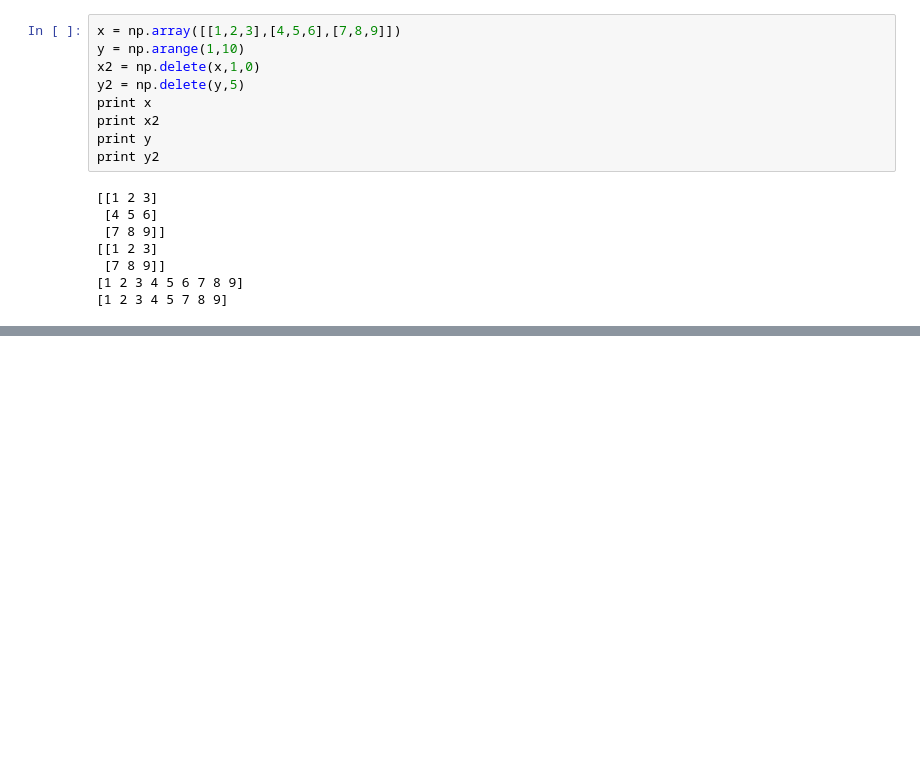
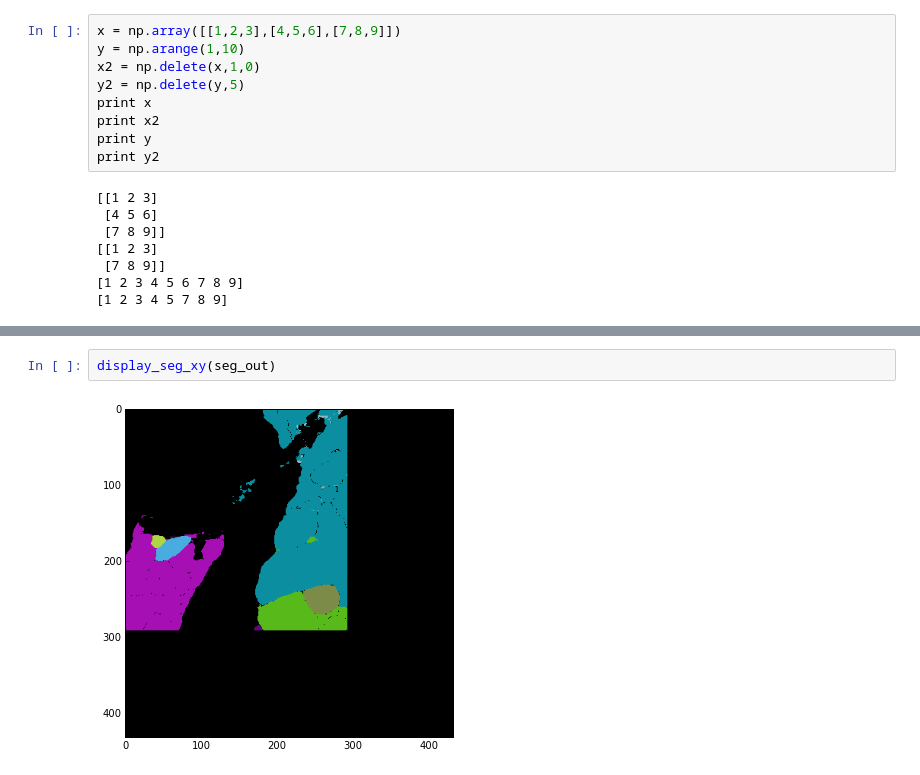
Before and after one commit to csinva/conv-net-scripts, a Jupyter notebook: src_cython/par_tests_3.ipynb, the cells around one changed output, grey strips where cells are left out. Drawn from its saved outputs; the diff is of its cells as text; blank space fills up the shorter version.

```diff
--- a/src_cython/par_tests_3.ipynb
+++ b/src_cython/par_tests_3.ipynb
@@ -387,0 +440,4 @@ print sum(rg[:,0]<rg[:,1])
+# %%
+display_seg_xy(seg_out)
+# %% [output]
+[figure, added]
```
Also changed, not shown: parts of 5 cells of this notebook.
